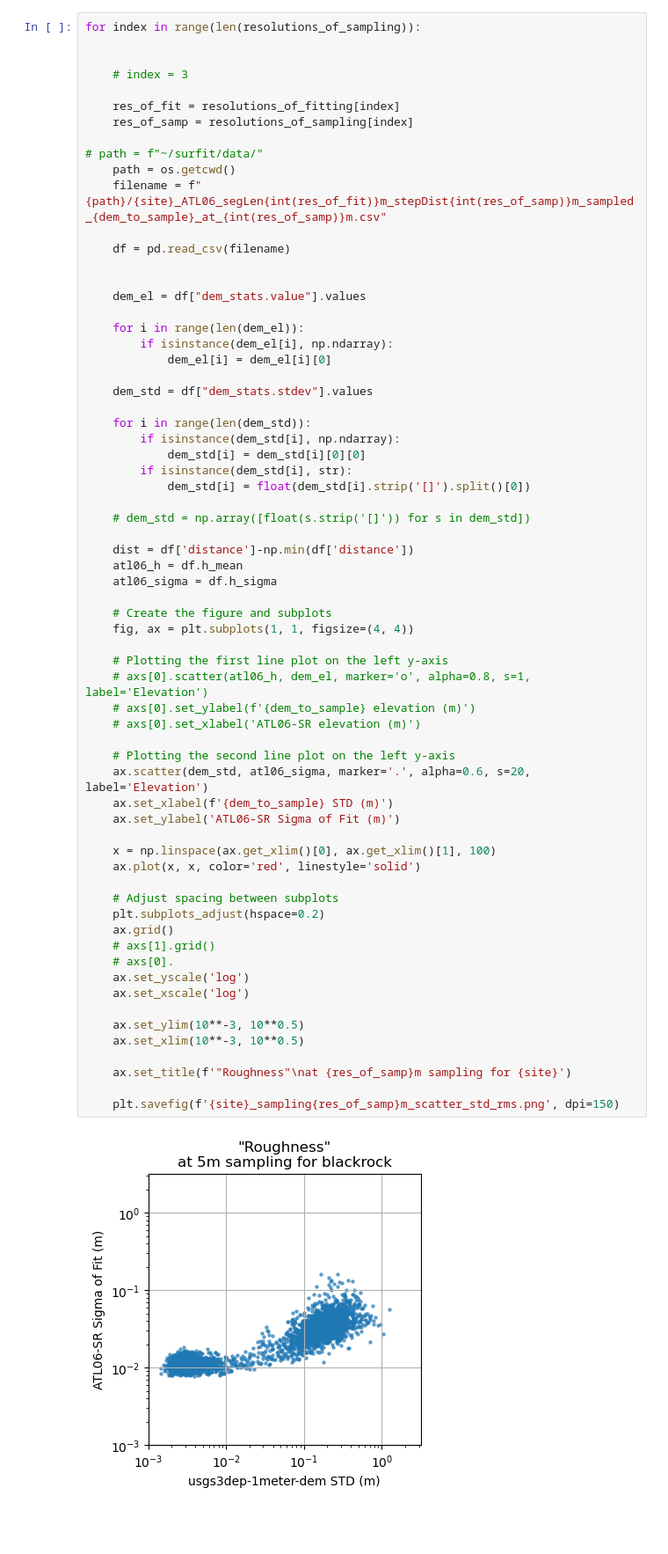
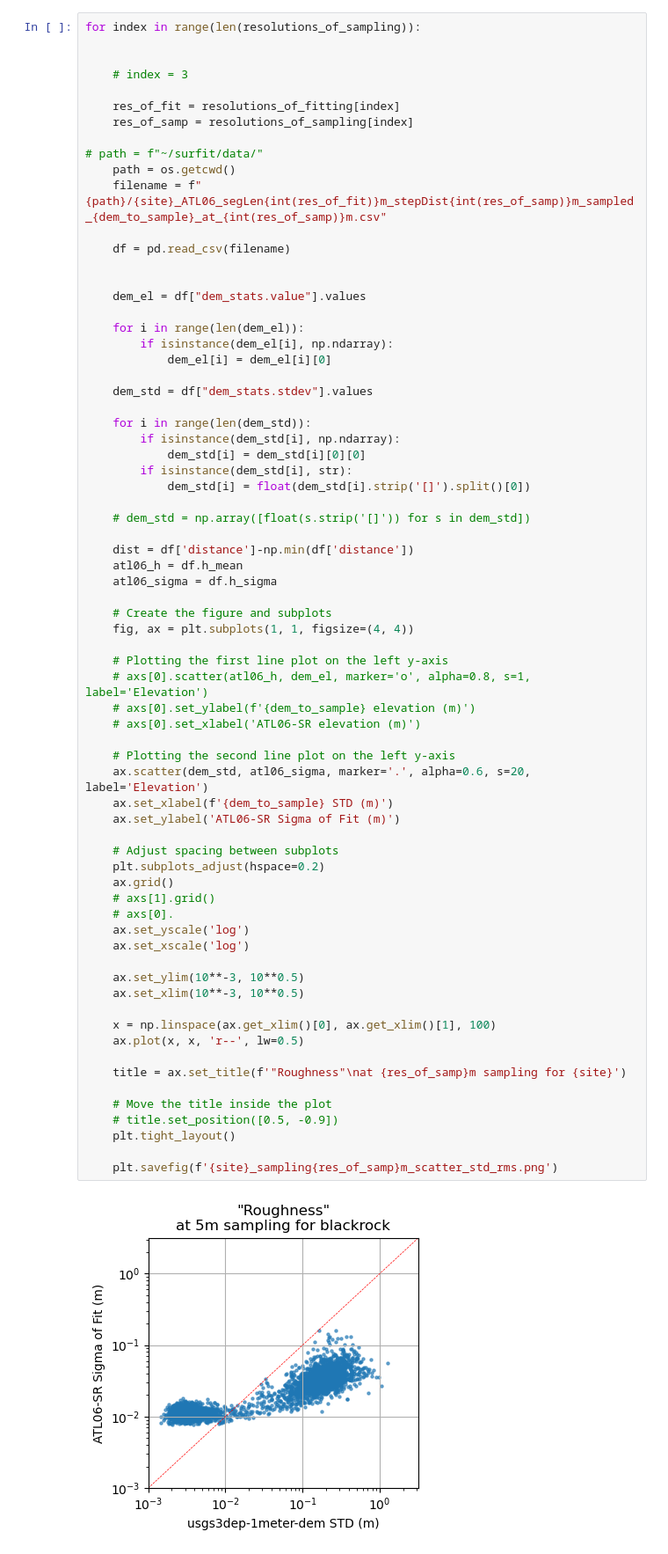
Before and after one commit to ICESAT-2HackWeek/surfit, a Jupyter notebook: contributors/ben/DEM_Comparison_02_plot.ipynb, the cells around one changed output. Shown at 88% size. Drawn from its saved outputs; the diff is of its cells as text; blank space fills up the shorter version.

Commit message:
fix the axes on my plots

```diff
--- a/contributors/ben/DEM_Comparison_02_plot.ipynb
+++ b/contributors/ben/DEM_Comparison_02_plot.ipynb
@@ -223,36 +223,40 @@ for index in range(len(resolutions_of_sampling)):
     dist = df['distance']-np.min(df['distance'])
     atl06_h = df.h_mean
     atl06_sigma = df.h_sigma
 
     # Create the figure and subplots
     fig, ax = plt.subplots(1, 1, figsize=(4, 4))
 
     # Plotting the first line plot on the left y-axis
     # axs[0].scatter(atl06_h, dem_el, marker='o', alpha=0.8, s=1, label='Elevation')
     # axs[0].set_ylabel(f'{dem_to_sample} elevation (m)')
     # axs[0].set_xlabel('ATL06-SR elevation (m)')
 
     # Plotting the second line plot on the left y-axis
     ax.scatter(dem_std, atl06_sigma, marker='.', alpha=0.6, s=20, label='Elevation')
     ax.set_xlabel(f'{dem_to_sample} STD (m)')
     ax.set_ylabel('ATL06-SR Sigma of Fit (m)')
 
-    x = np.linspace(ax.get_xlim()[0], ax.get_xlim()[1], 100)
-    ax.plot(x, x, color='red', linestyle='solid')
-
     # Adjust spacing between subplots
     plt.subplots_adjust(hspace=0.2)
     ax.grid()
     # axs[1].grid()
     # axs[0].
     ax.set_yscale('log')
     ax.set_xscale('log')
 
     ax.set_ylim(10**-3, 10**0.5)
     ax.set_xlim(10**-3, 10**0.5)
 
-    ax.set_title(f'"Roughness"\nat {res_of_samp}m sampling for {site}')
+    x = np.linspace(ax.get_xlim()[0], ax.get_xlim()[1], 100)
+    ax.plot(x, x, 'r--', lw=0.5)
 
-    plt.savefig(f'{site}_sampling{res_of_samp}m_scatter_std_rms.png', dpi=150)
+    title = ax.set_title(f'"Roughness"\nat {res_of_samp}m sampling for {site}')
+
+    # Move the title inside the plot
+    # title.set_position([0.5, -0.9])
+    plt.tight_layout()
+
+    plt.savefig(f'{site}_sampling{res_of_samp}m_scatter_std_rms.png')
 # %% [output]
-[figure, old version]
+[figure, new version]
```
Also changed, not shown: parts of 1 cell of this notebook, 7 other files.
